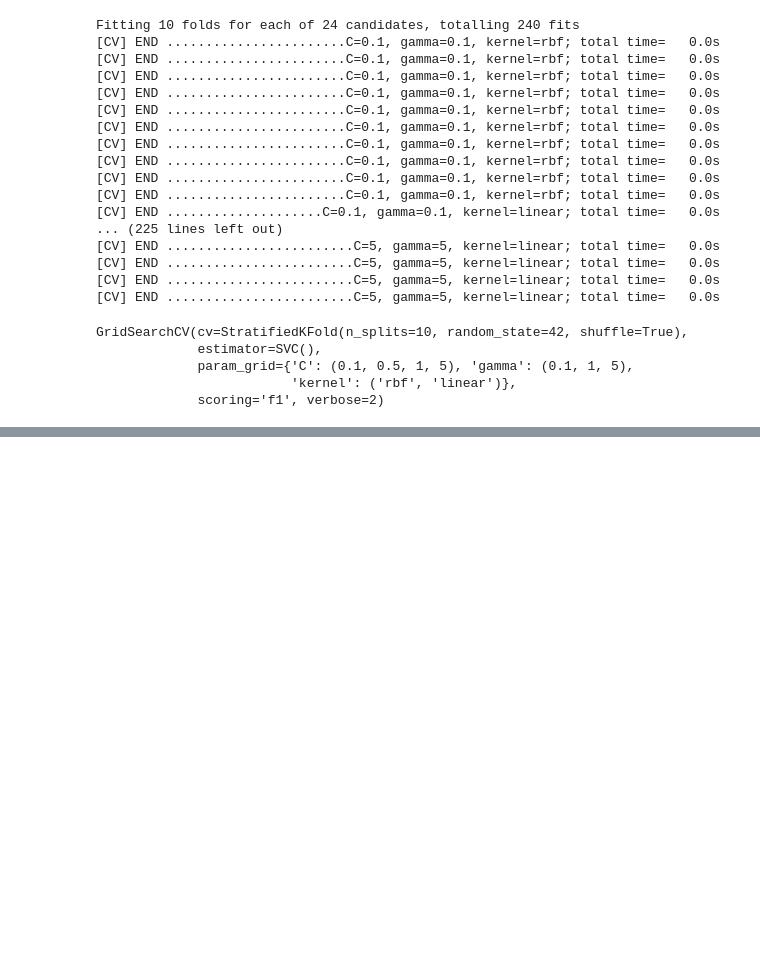
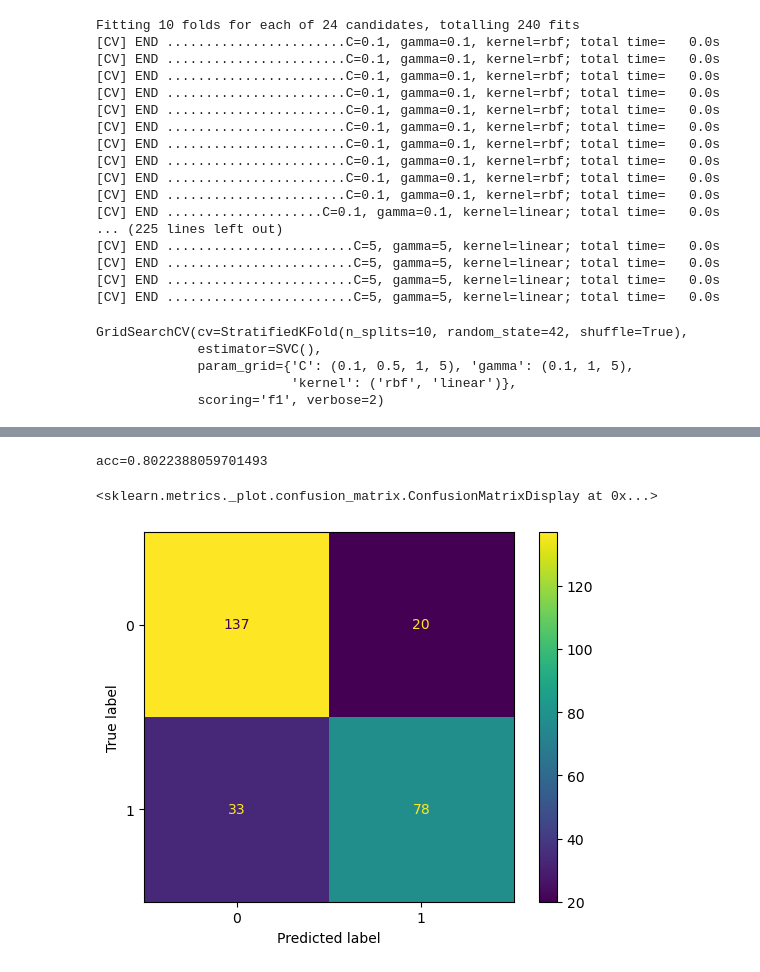
Before and after one commit to mariusjb/dm1-titanic, a Jupyter notebook: svm.ipynb, the cells around one changed output, grey strips where cells are left out. Saved outputs shown, nothing was run; the diff lists cells and outputs as text; code cells hidden in the pictures; blank space fills up the shorter version.

```diff
--- a/svm.ipynb
+++ b/svm.ipynb
@@ -93,0 +94,11 @@ best score is 0.7767064407924817 with params {'C': 1, 'gamma': 0.1, 'kernel': 'r
+# %%
+predictions = estimator.predict(X_test)
+
+cm = confusion_matrix(y_test, predictions)
+acc = accuracy_score(y_test, predictions)
+print(f'{acc=}')
+ConfusionMatrixDisplay(cm).plot()
+# %% [output]
+acc=0.8022388059701493
+<sklearn.metrics._plot.confusion_matrix.ConfusionMatrixDisplay at 0x...>
+[figure, added]
```
Also changed, not shown: parts of 6 cells of this notebook.
